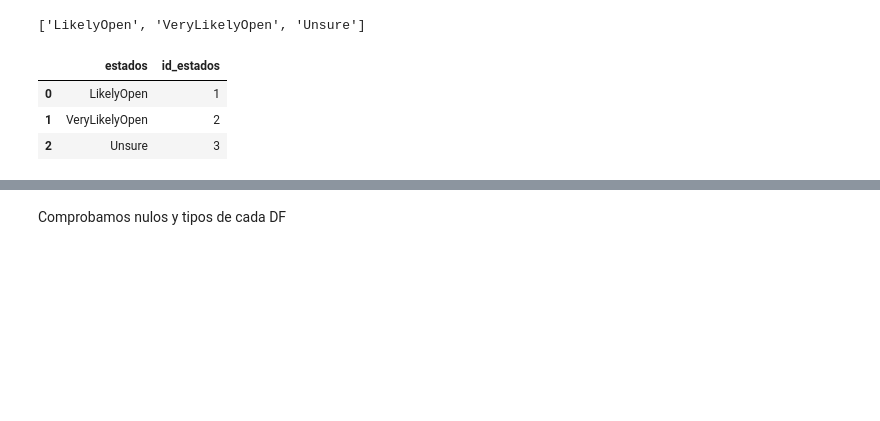
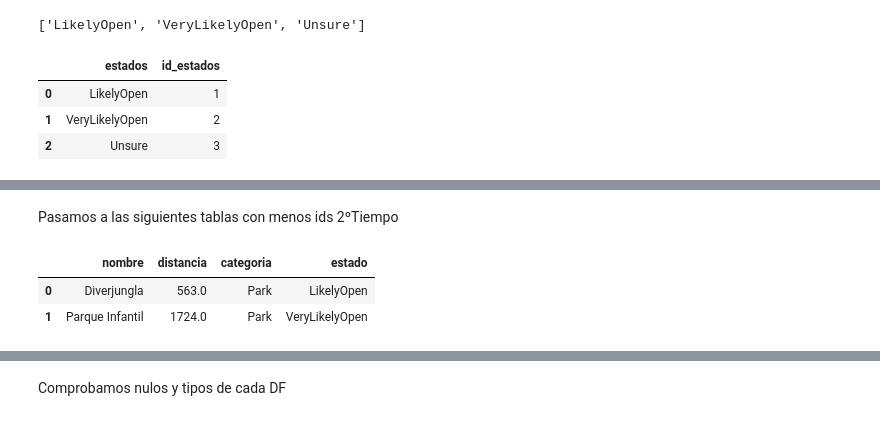
Before and after one commit to jgilsu11/laboratorio-modulo4-leccion03-SQL_y_Python, a Jupyter notebook: Df_completo.ipynb, the cells around one changed output, grey strips where cells are left out. Cells and saved outputs as stored; diff of their text form; code cells hidden in the pictures; blank space fills up the shorter version.

```diff
--- a/Df_completo.ipynb
+++ b/Df_completo.ipynb
@@ -204,0 +253,14 @@ df_tiempo
+# %% [markdown]
+Pasamos a las siguientes tablas con menos ids 2ºTiempo
+# %%
+df= pd.DataFrame()
+df["nombre"]= df_foursq["name"]
+df["distancia"]= df_foursq["distance"]
+df["categoria"]= df_foursq["category"]
+df["estado"]= df_foursq["closed_bucket"]
+df_lugar= df
+df_lugar.head(2)
+# %% [output]
+|  | nombre | distancia | categoria | estado |
+| 0 | Diverjungla | 563.0 | Park | LikelyOpen |
+| 1 | Parque Infantil | 1724.0 | Park | VeryLikelyOpen |
```
Also changed, not shown: parts of 18 cells of this notebook.
